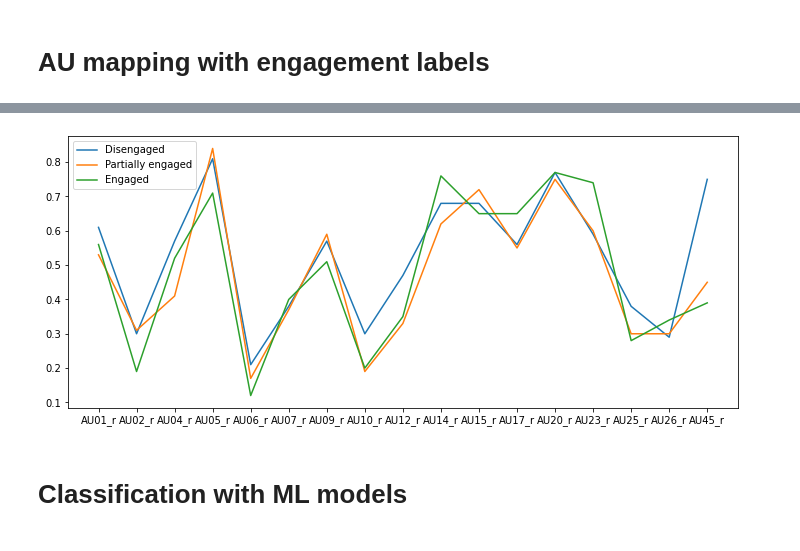
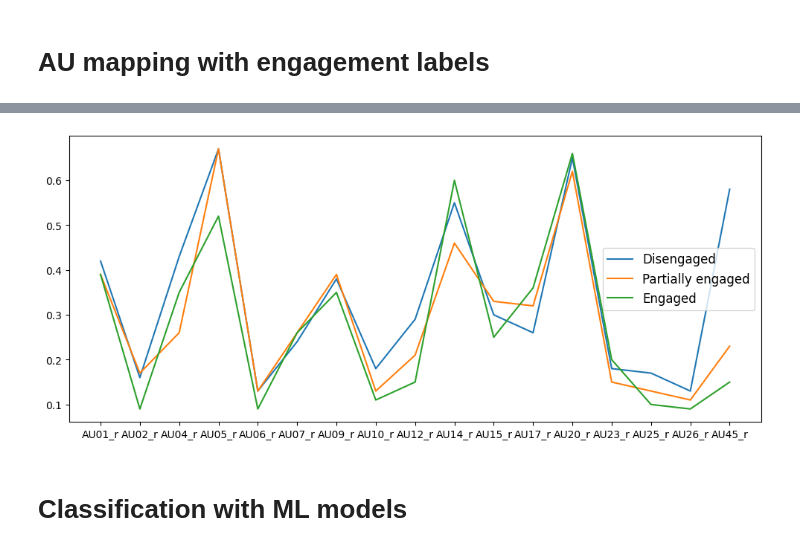
Before and after one commit to rijju-das/Student-Engagement, a Jupyter notebook: run_MLmodels.ipynb, the cells around one changed output, grey strips where cells are left out. Cells and saved outputs as stored; diff of their text form; code cells hidden in the pictures.

```diff
--- a/run_MLmodels.ipynb
+++ b/run_MLmodels.ipynb
@@ -53,8 +46,8 @@ n = min(len(df00),len(df11),len(df22))
 df1_ds = resample(df11, replace=True, n_samples=n, random_state=42)
 df2_ds = resample(df22, replace=True, n_samples=n, random_state=42)
 # %%
-df = pd.concat([df00,df11,df22])
-# df = pd.concat([df00,df1_ds,df2_ds])
+df_r = pd.concat([df00,df11,df22])
+df = pd.concat([df00,df1_ds,df2_ds])
 # %%
 df = df.sample(frac=1)
 # %%
@@ -82,2 +75,11 @@ df
 # %% [markdown]
 # AU mapping with engagement labels
+# %%
+df_r = df_r.sample(frac=1)
+df_xr = df_r.loc[:,"x0":"AU45_c"]
+df_yr = df_r.loc[:,"Label_y"]
+df_r = pd.concat([scalingDF(df_xr),df_yr],axis=1)
+
+from AU_mapping import AU_mapping
+map = AU_mapping()
+fig, df_mapAU = map.au_heatmap(df_r)
@@ -89,15 +110,15 @@ TypeError: 'int' object is not iterable
 # %%
 import matplotlib.pyplot as plt
 import seaborn as sns
 %matplotlib inline
 
 plt.figure(figsize=(12,5))
-for index, row in df_map.T.iterrows():
+for index, row in df_mapAU.T.iterrows():
     plt.plot(row, label=index)
 plt.legend()
 plt.show()
 # %% [output]
-[figure, old version]
+[figure, new version]
 # %% [markdown]
 # Classification with ML models
 # %% [markdown]
```
Also changed, not shown: parts of 15 cells of this notebook.
